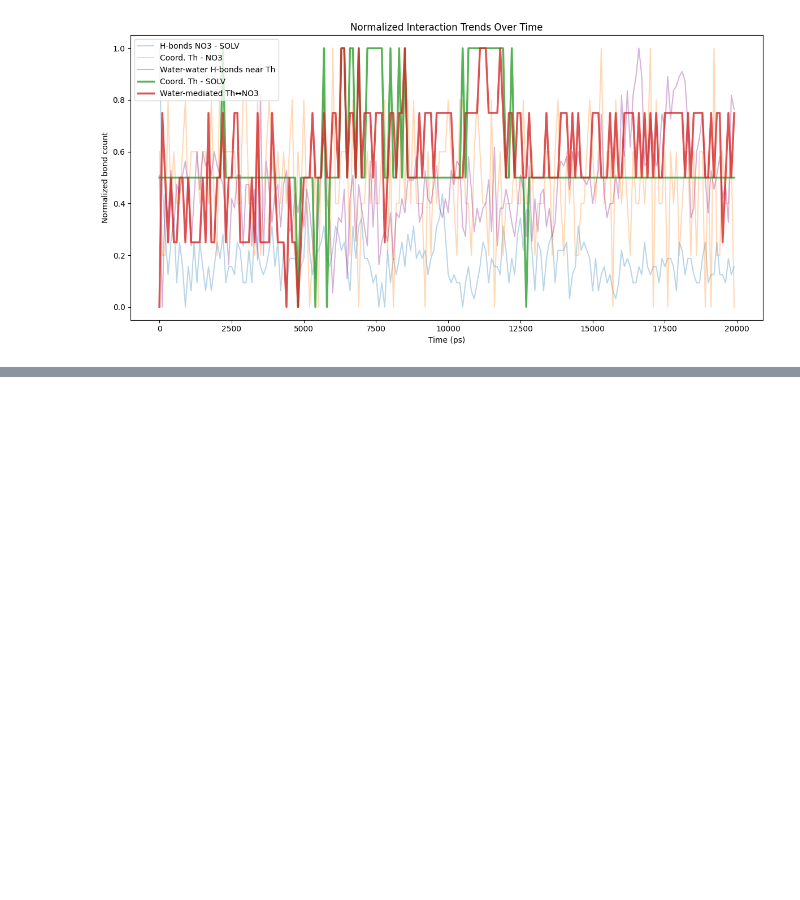
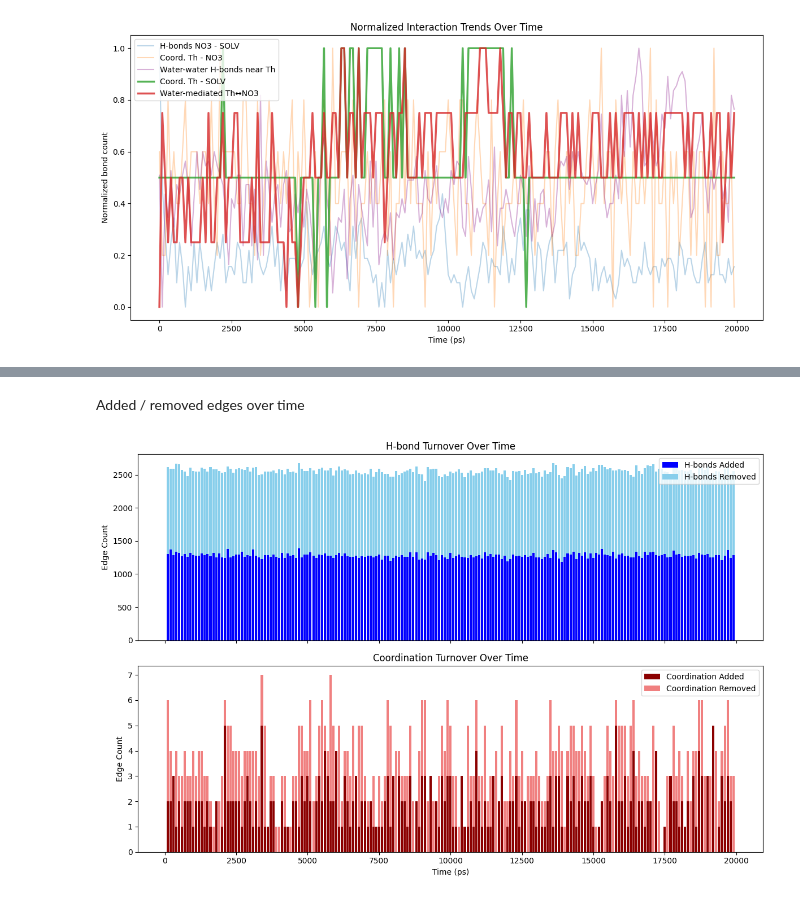
Before and after one commit to coreytaylorcompchem/comp_chem, a Jupyter notebook: md/01_Th_oligomerisation/2025-09-03_QMMM_Th_NaKLi_02_Li.ipynb, the cells around one changed output, grey strips where cells are left out. Cells and saved outputs as stored; diff of their text form; code cells hidden in the pictures; blank space fills up the shorter version.

```diff
--- a/md/01_Th_oligomerisation/2025-09-03_QMMM_Th_NaKLi_02_Li.ipynb
+++ b/md/01_Th_oligomerisation/2025-09-03_QMMM_Th_NaKLi_02_Li.ipynb
@@ -250,0 +348,43 @@ plt.show()
+# %% [markdown]
+Added / removed edges over time
+# %%
+# Compute interaction changes
+hb_times, hb_added, hb_removed = analyser.calculate_edge_addition_removal(bond_type="H-bond")
+coord_times, coord_added, coord_removed = analyser.calculate_edge_addition_removal(bond_type="Coordination")
+
+# Convert to numpy arrays
+hb_times = np.array(hb_times)
+coord_times = np.array(coord_times)
+hb_added = np.array(hb_added)
+hb_removed = np.array(hb_removed)
+coord_added = np.array(coord_added)
+coord_removed = np.array(coord_removed)
+
+# Define bar width based on time resolution
+bar_width_hb = np.min(np.diff(hb_times)) * 0.8 if len(hb_times) > 1 else 1.0
+bar_width_coord = np.min(np.diff(coord_times)) * 0.8 if len(coord_times) > 1 else 1.0
+
+# Create subplots
+fig, (ax1, ax2) = plt.subplots(2, 1, figsize=(12, 8), sharex=True)
+
+# Subplot 1: H-bonds
+ax1.bar(hb_times, hb_added, width=bar_width_hb, color='blue', label='H-bonds Added')
+ax1.bar(hb_times, hb_removed, width=bar_width_hb, bottom=hb_added, color='skyblue', label='H-bonds Removed')
+ax1.set_ylabel("Edge Count")
+ax1.set_title("H-bond Turnover Over Time")
+ax1.legend()
+
+# Subplot 2: Coordination bonds
+ax2.bar(coord_times, coord_added, width=bar_width_coord, color='darkred', label='Coordination Added')
+ax2.bar(coord_times, coord_removed, width=bar_width_coord, bottom=coord_added, color='lightcoral', label='Coordination Removed')
+ax2.set_xlabel("Time (ps)")
+ax2.set_ylabel("Edge Count")
+ax2.set_title("Coordination Turnover Over Time")
+ax2.legend()
+
+# Layout adjustment
+plt.tight_layout()
+# plt.savefig(f"{HETA}_{HETC}_turnover_subplots.png", dpi=300)
+plt.show()
+# %% [output]
+[figure, added]
```
Also changed, not shown: parts of 23 cells of this notebook, 3 other files.
